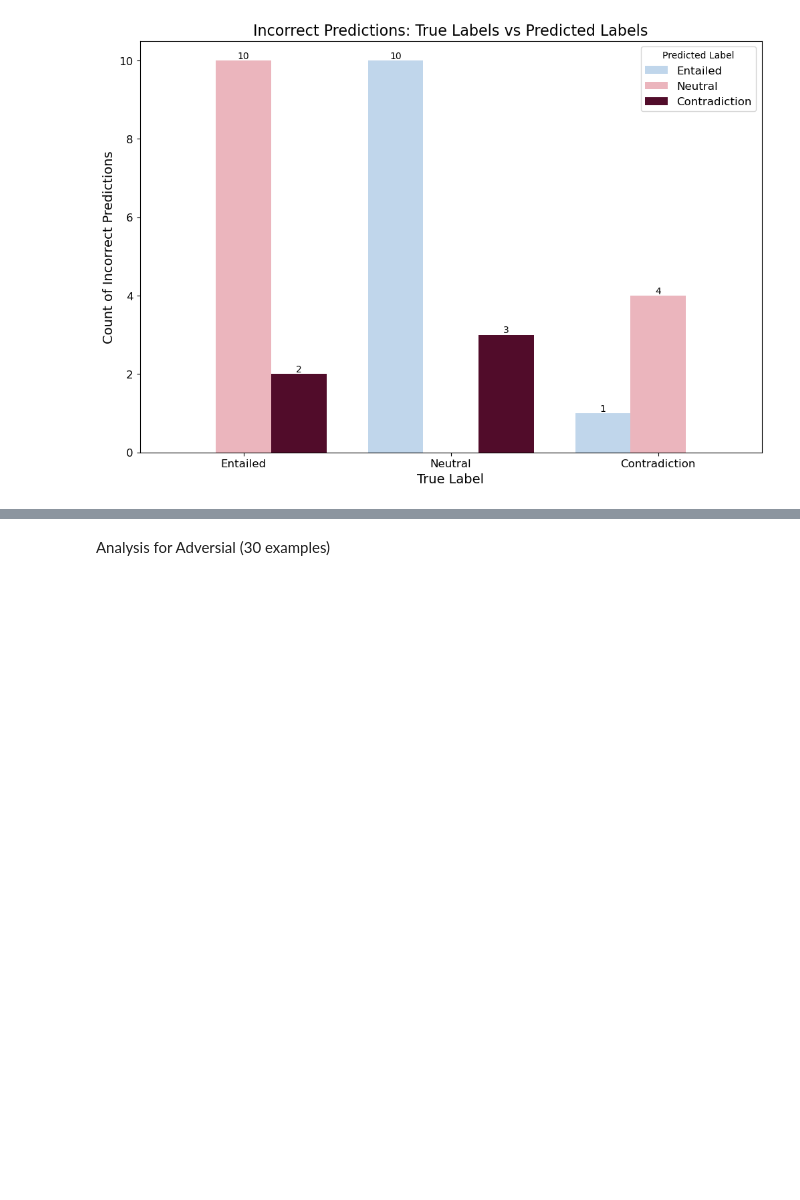
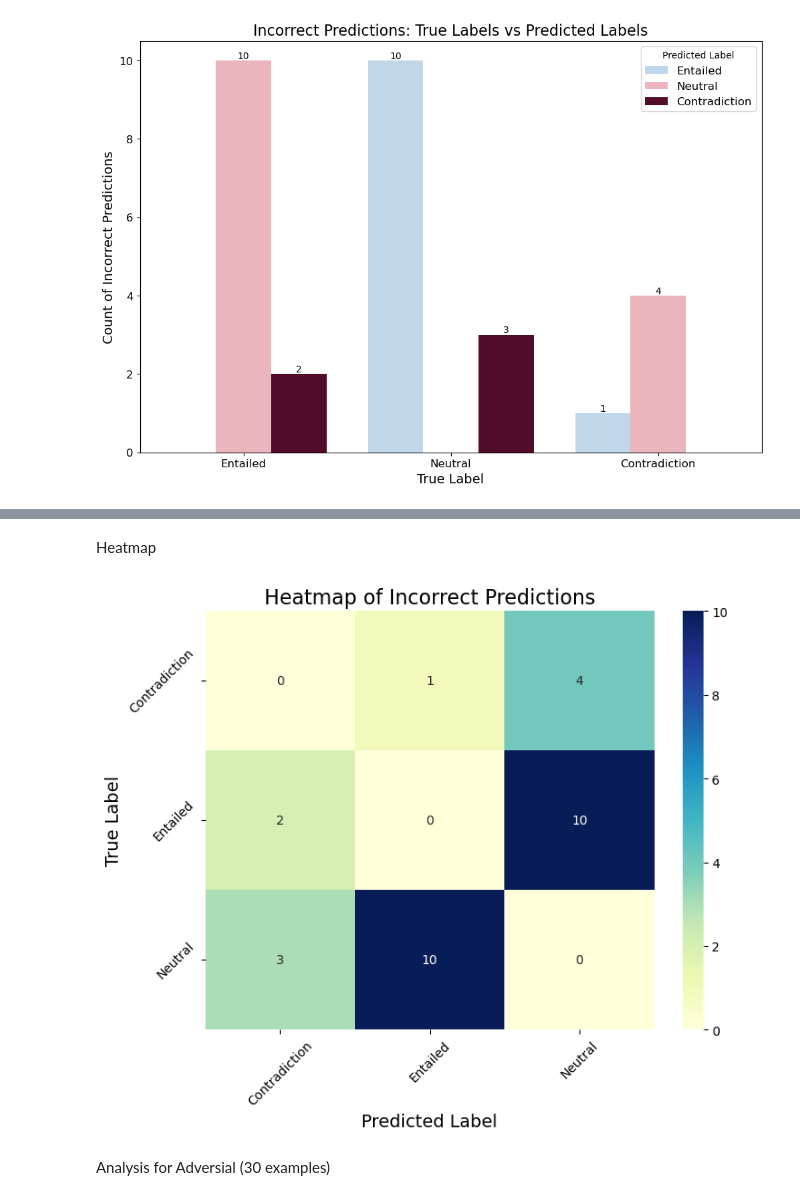
Before and after one commit to NightShadeugh/fp-dataset-artifacts, a Jupyter notebook: incorrect_pred.ipynb, the cells around one changed output, grey strips where cells are left out. Saved outputs shown, nothing was run; the diff lists cells and outputs as text; code cells hidden in the pictures; blank space fills up the shorter version.

Commit message:
git ignored updated
also this incorrect_pred is diff but will change laterrrrr

```diff
--- a/incorrect_pred.ipynb
+++ b/incorrect_pred.ipynb
@@ -225,3 +282,22 @@ plt.show()
+# %% [markdown]
+Heatmap
+# %%
+# Create confusion matrix-like data
+confusion_data = incorrect_counts.pivot(
+    index='label_name', columns='predicted_label_name', values='count'
+).fillna(0)
+
+plt.figure(figsize=(8, 6))
+sns.heatmap(confusion_data, annot=True, fmt='d', cmap="YlGnBu", cbar=True)
+
+plt.title("Heatmap of Incorrect Predictions", fontsize=16)
+plt.xlabel("Predicted Label", fontsize=14)
+plt.ylabel("True Label", fontsize=14)
+plt.xticks(rotation=45)
+plt.yticks(rotation=45)
+plt.show()
+# %% [output]
+[figure, added]
 # %% [markdown]
 Analysis for Adversial (30 examples)
 # %%
```
Also changed, not shown: parts of 9 cells of this notebook, 1 other file.
